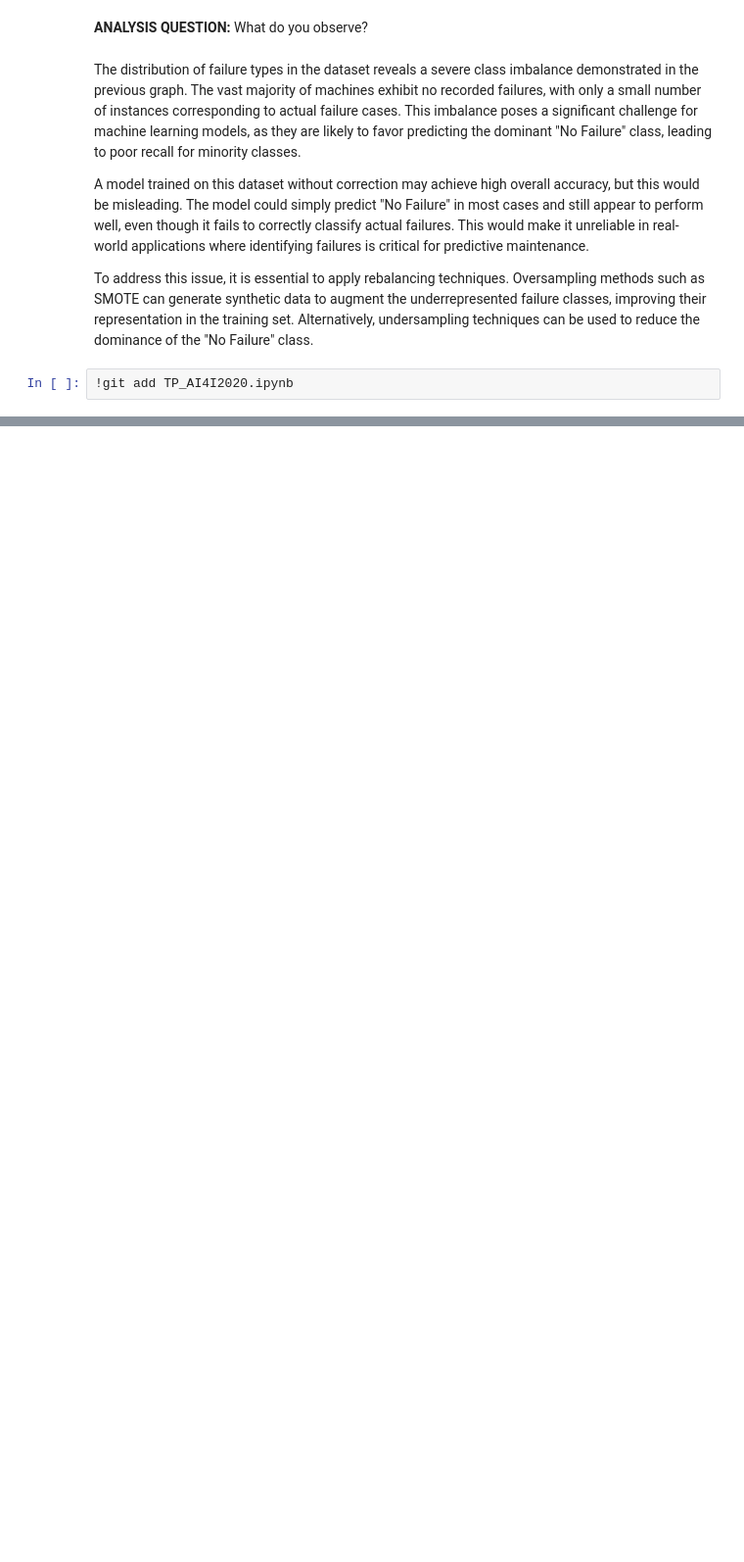
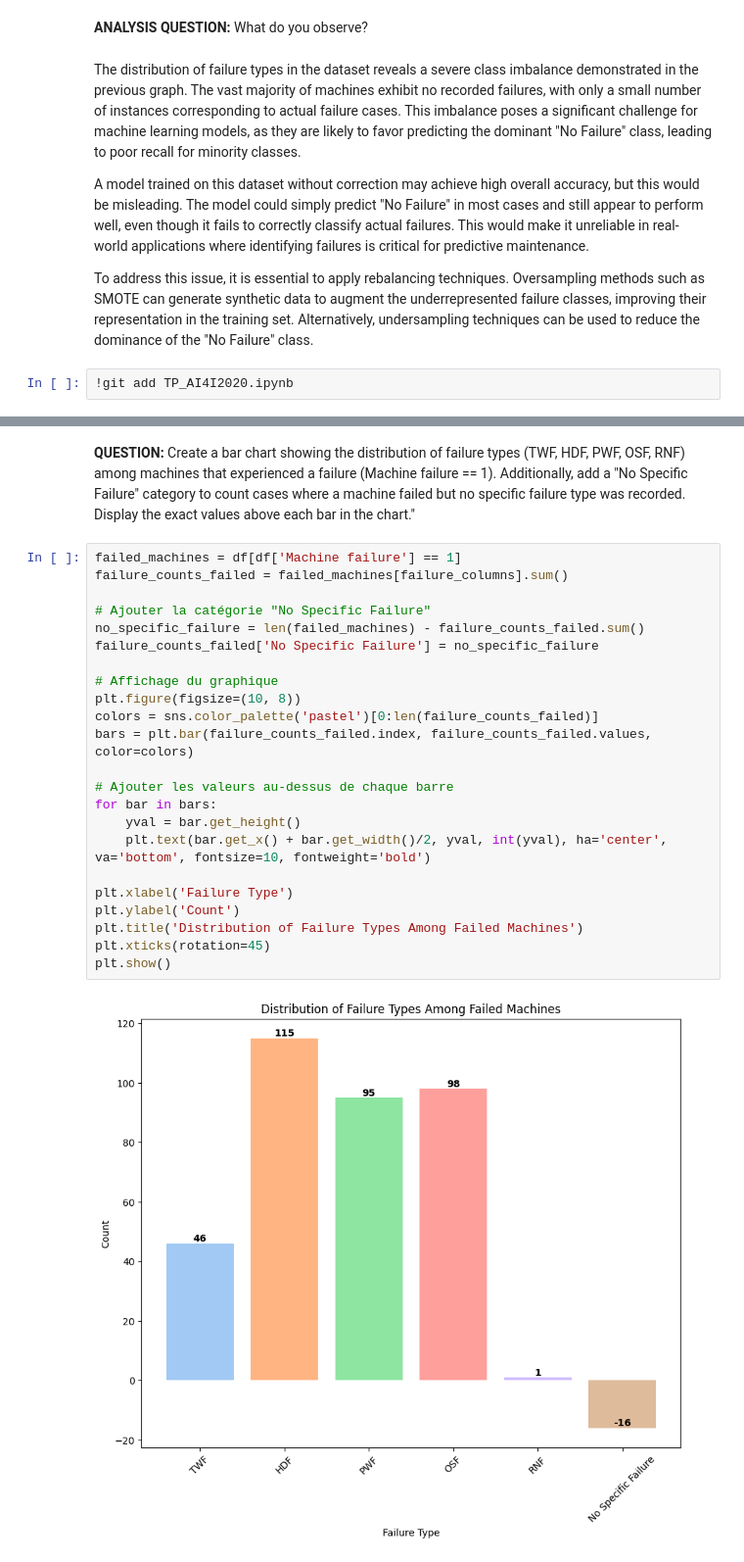
Before and after one commit to EthanLeChevallier/Predictive-maintenance-model-using-STM32CubeIDE, a Jupyter notebook: notebooks/TP_AI4I2020.ipynb, the cells around one changed output, grey strips where cells are left out. Shown at 98% size. Saved outputs shown, nothing was run; the diff lists cells and outputs as text; blank space fills up the shorter version.

Commit message:
Ajout du code sur la distribution des pannes parmi les machines affectées et analyse des résultats obtenus

```diff
--- a/notebooks/TP_AI4I2020.ipynb
+++ b/notebooks/TP_AI4I2020.ipynb
@@ -170,0 +187,27 @@ To address this issue, it is essential to apply rebalancing techniques. Oversamp
+# %% [markdown]
+**QUESTION:** Create a bar chart showing the distribution of failure types (TWF, HDF, PWF, OSF, RNF) among machines that experienced a failure (Machine failure == 1). Additionally, add a "No Specific Failure" category to count cases where a machine failed but no specific failure type was recorded. Display the exact values above each bar in the chart."
+# %%
+failed_machines = df[df['Machine failure'] == 1]
+failure_counts_failed = failed_machines[failure_columns].sum()
+
+# Ajouter la catégorie "No Specific Failure"
+no_specific_failure = len(failed_machines) - failure_counts_failed.sum()
+failure_counts_failed['No Specific Failure'] = no_specific_failure
+
+# Affichage du graphique
+plt.figure(figsize=(10, 8))
+colors = sns.color_palette('pastel')[0:len(failure_counts_failed)]
+bars = plt.bar(failure_counts_failed.index, failure_counts_failed.values, color=colors)
+
+# Ajouter les valeurs au-dessus de chaque barre
+for bar in bars:
+    yval = bar.get_height()
+    plt.text(bar.get_x() + bar.get_width()/2, yval, int(yval), ha='center', va='bottom', fontsize=10, fontweight='bold')
+
+plt.xlabel('Failure Type')
+plt.ylabel('Count')
+plt.title('Distribution of Failure Types Among Failed Machines')
+plt.xticks(rotation=45)
+plt.show()
+# %% [output]
+[figure, added]
```
Also changed, not shown: parts of 7 cells of this notebook.
